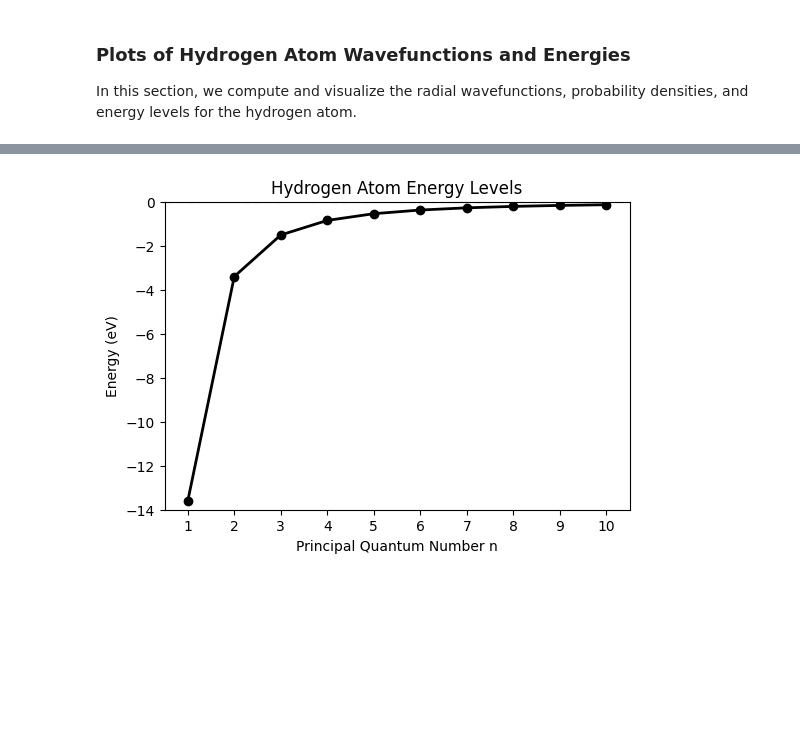
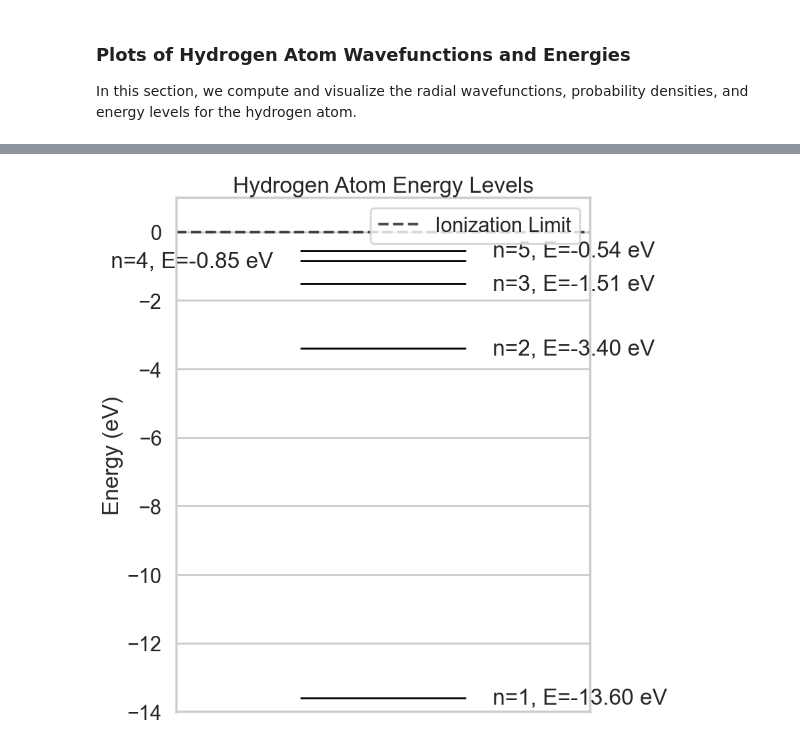
Before and after one commit to BBCnewslondon/Atomic-physics, a Jupyter notebook: chapter3_hydrogen.ipynb, the cells around one changed output, grey strips where cells are left out. Cells and saved outputs as stored; diff of their text form; code cells hidden in the pictures; blank space fills up the shorter version.

```diff
--- a/chapter3_hydrogen.ipynb
+++ b/chapter3_hydrogen.ipynb
@@ -63,8 +63,14 @@ In this section, we compute and visualize the radial wavefunctions, probability
 # %%
 import numpy as np
 import matplotlib.pyplot as plt
-from scipy.special import genlaguerre, factorial
+from scipy.special import genlaguerre, lpmv
 from scipy.constants import physical_constants
+import seaborn as sns
+
+# Apply a professional plot style
+sns.set_context("poster")
+sns.set_style("whitegrid")
+plt.rcParams['figure.figsize'] = (12, 8)
 
 # Constants
 a0 = physical_constants['Bohr radius'][0]  # Bohr radius in meters
@@ -137,20 +154,31 @@ plt.show()
 # %%
-# Energy levels styled similar to attachment
-n_values = np.arange(1, 11)
+# Energy levels styled as a proper energy level diagram
+n_values = np.arange(1, 6)
 energies = -13.6 / n_values**2  # in eV
 
-plt.figure(figsize=(6, 4))
-plt.plot(n_values, energies, color='k', linewidth=2, marker='o', markerfacecolor='k')
-plt.xlabel('Principal Quantum Number n')
+plt.figure(figsize=(8, 10))
+
+for n in range(1, len(n_values) + 1):
+    energy = -13.6 / n**2
+    plt.hlines(energy, 0.1, 0.9, color='k', linewidth=2)
+
+    # Alternate label positions to avoid overlap
+    if n % 2 != 0 or n < 3:
+        x_pos, ha = 1.0, 'left'
+    else:
+        x_pos, ha = 0.0, 'right'
+
+    plt.text(x_pos, energy, f' n={n}, E={energy:.2f} eV ', va='center', ha=ha)
+
 plt.ylabel('Energy (eV)')
 plt.title('Hydrogen Atom Energy Levels')
-plt.grid(False)
-plt.xticks(n_values)
-plt.ylim(-14, 0)
-plt.xlim(0.5, 10.5)
-plt.axhline(y=0, color='k', linestyle='--', alpha=0.5)
+plt.xticks([]) # No x-ticks needed for this diagram style
+plt.xlim(-0.5, 1.5)
+plt.ylim(-14, 1)
+plt.axhline(y=0, color='k', linestyle='--', alpha=0.7, label='Ionization Limit')
+plt.legend(loc='upper right')
 plt.show()
 # %% [output]
-[figure, old version]
+[figure, new version]
 # %%
 # Plot the Coulomb potential
```
Also changed, not shown: parts of 3 cells of this notebook.
